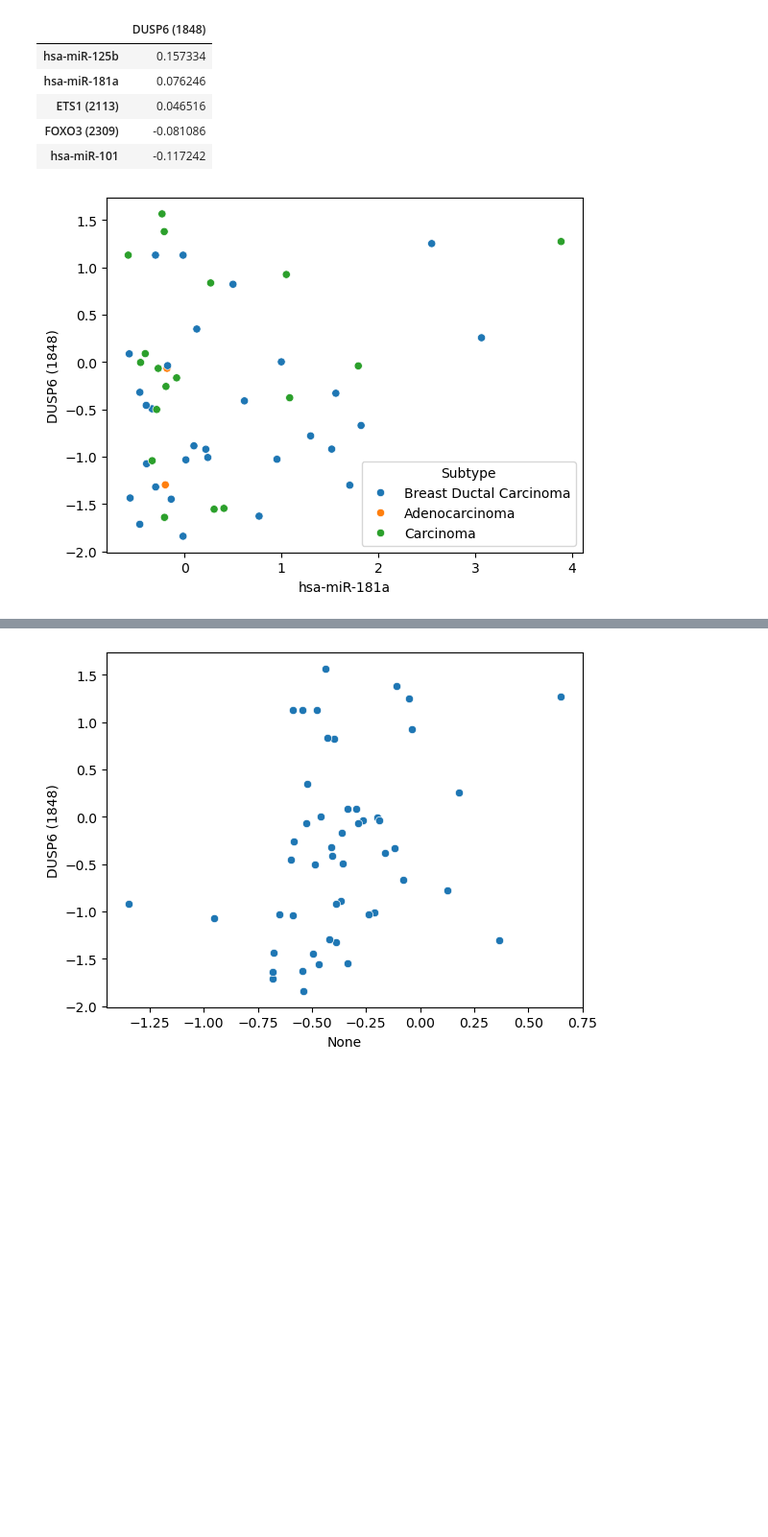
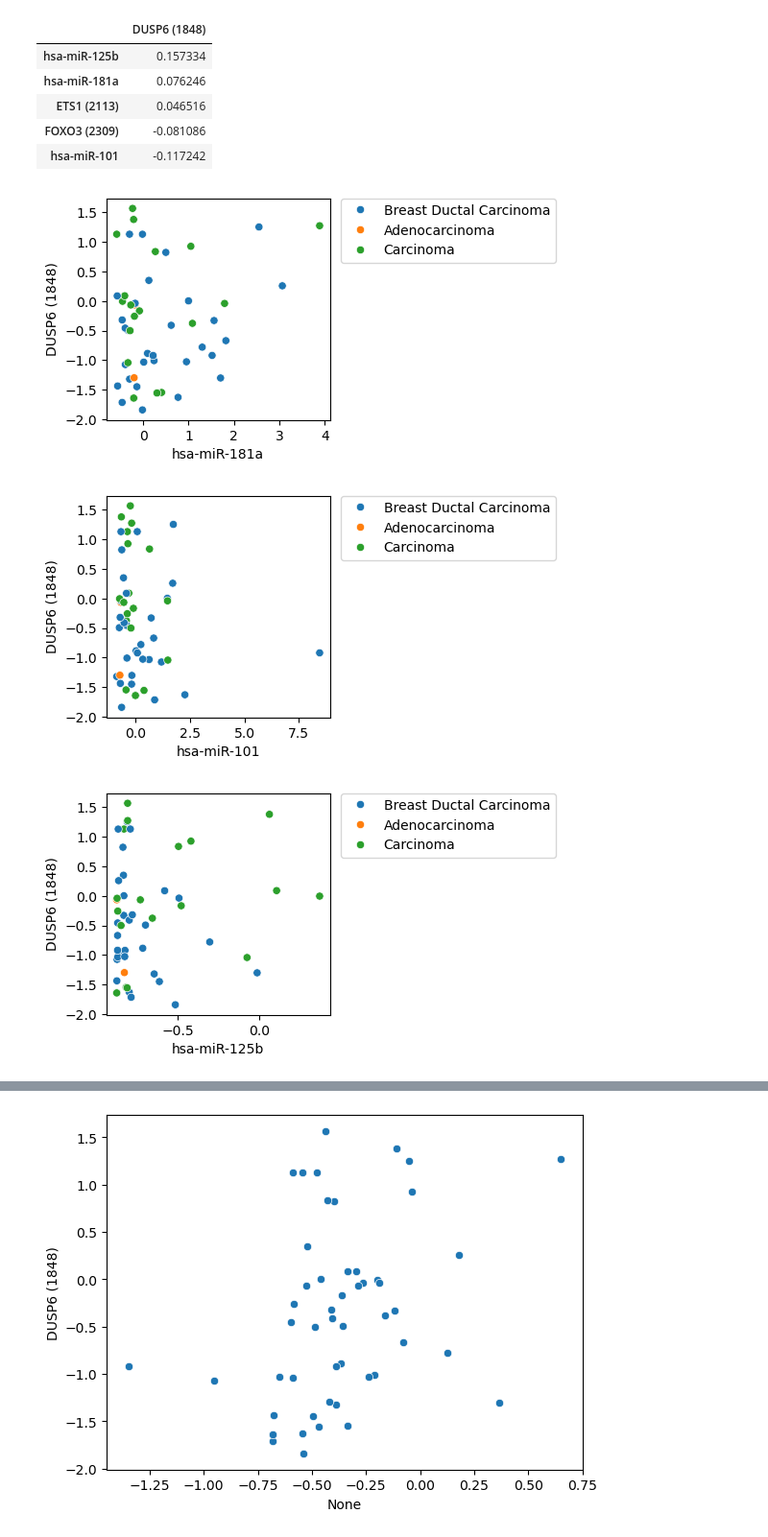
Before and after one commit to nathanieljevans/lincs-gsnn, a Jupyter notebook: notebooks/05_regulator_dusp6_expr_correlation_breast.ipynb, the cells around one changed output, grey strips where cells are left out. Shown at 96% size. Drawn from its saved outputs; the diff is of its cells as text; code cells hidden in the pictures; blank space fills up the shorter version.

```diff
--- a/notebooks/05_regulator_dusp6_expr_correlation_breast.ipynb
+++ b/notebooks/05_regulator_dusp6_expr_correlation_breast.ipynb
@@ -49,8 +49,12 @@ expr[genes + target].corr(method='spearman')[['DUSP6 (1848)']].loc[genes].sort_v
 | FOXO3 (2309) | -0.081086 |
 | hsa-miR-101 | -0.117242 |
 # %%
-plt.figure()
-sbn.scatterplot(x='hsa-miR-181a', y='DUSP6 (1848)', data=expr, hue='Subtype')
-plt.show()
+for g in genes:
+    plt.figure(figsize=(3,3))
+    sbn.scatterplot(x=g, y='DUSP6 (1848)', data=expr, hue='Subtype')
+    plt.legend(bbox_to_anchor=(1.05, 1), loc='upper left', borderaxespad=0.)
+    plt.show()
 # %% [output]
-[figure, old version]
+[figure, new version]
+[figure, added]
+[figure, added]
```
Also changed, not shown: parts of 2 cells of this notebook, 3 other files.
